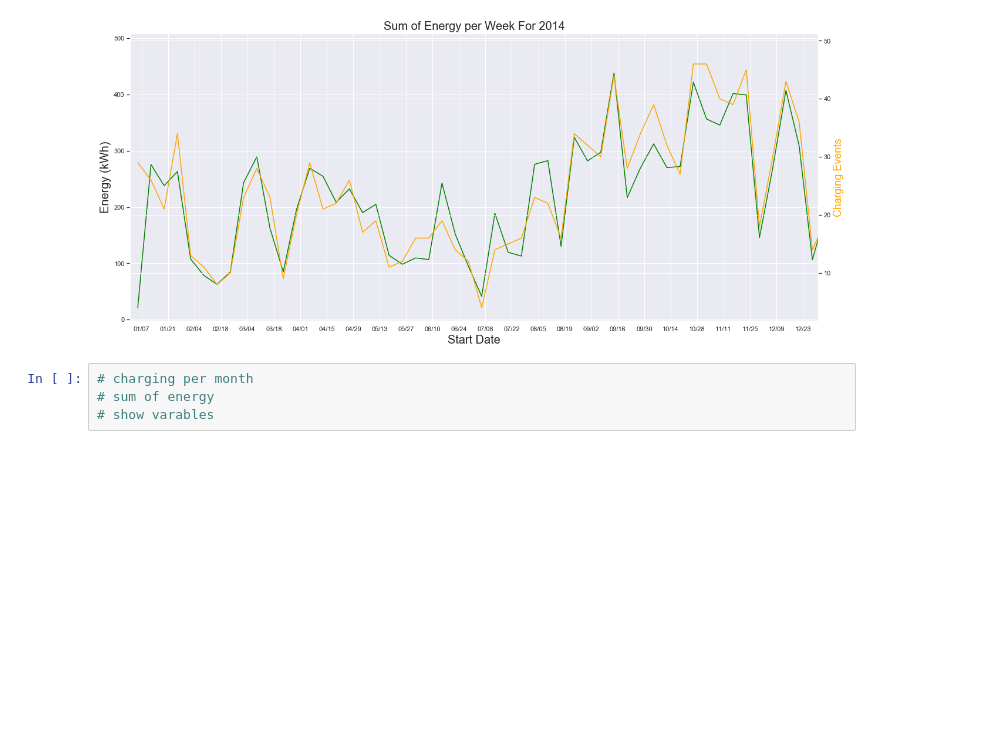
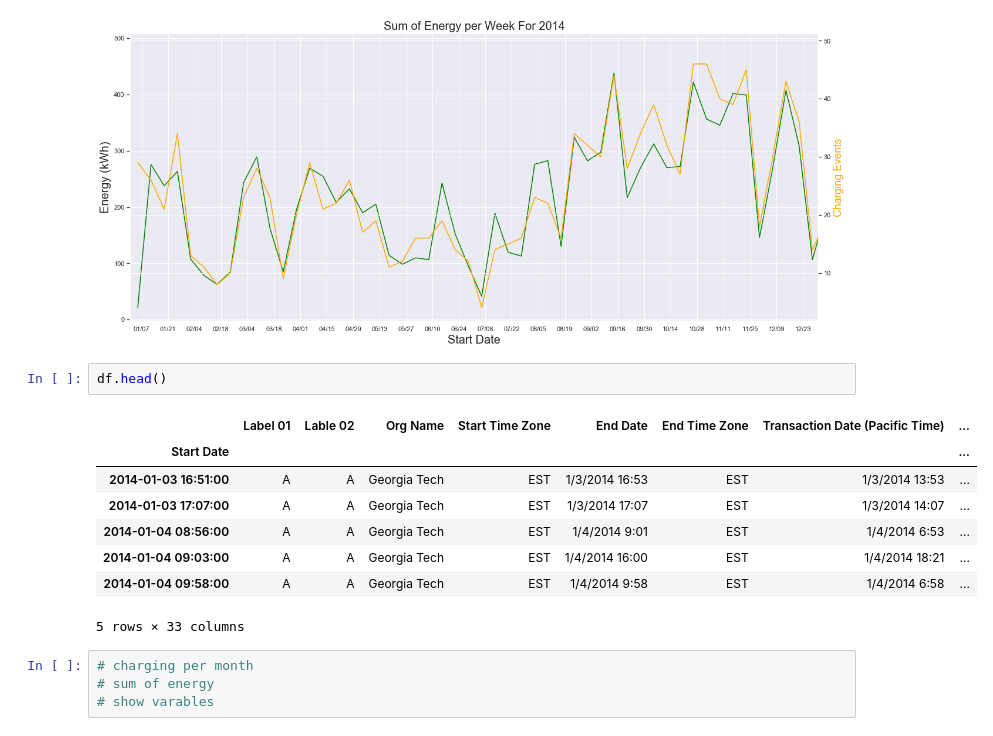
Before and after one commit to encodingintuition/EV_Infrastructure, a Jupyter notebook: code/GeorgiaTech_ev_charg_behav.ipynb, the cells around one changed output. Drawn from its saved outputs; the diff is of its cells as text; blank space fills up the shorter version.

```diff
--- a/code/GeorgiaTech_ev_charg_behav.ipynb
+++ b/code/GeorgiaTech_ev_charg_behav.ipynb
@@ -232,6 +266,17 @@ ax.xaxis.set_major_locator(mdates.WeekdayLocator(interval=2))
 # %% [output]
 ''
 [figure]
+# %%
+df.head()
+# %% [output]
+|  | Label 01 | Lable 02 | Org Name | Start Time Zone | End Date | End Time Zone | Transaction Date (Pacific Time) | ... |
+| Start Date |  |  |  |  |  |  |  | ... |
+| 2014-01-03 16:51:00 | A | A | Georgia Tech | EST | 1/3/2014 16:53 | EST | 1/3/2014 13:53 | ... |
+| 2014-01-03 17:07:00 | A | A | Georgia Tech | EST | 1/3/2014 17:07 | EST | 1/3/2014 14:07 | ... |
+| 2014-01-04 08:56:00 | A | A | Georgia Tech | EST | 1/4/2014 9:01 | EST | 1/4/2014 6:53 | ... |
+| 2014-01-04 09:03:00 | A | A | Georgia Tech | EST | 1/4/2014 16:00 | EST | 1/4/2014 18:21 | ... |
+| 2014-01-04 09:58:00 | A | A | Georgia Tech | EST | 1/4/2014 9:58 | EST | 1/4/2014 6:58 | ... |
+5 rows × 33 columns
 # %%
 # charging per month
 # sum of energy
```
Also changed, not shown: parts of 6 cells of this notebook.
